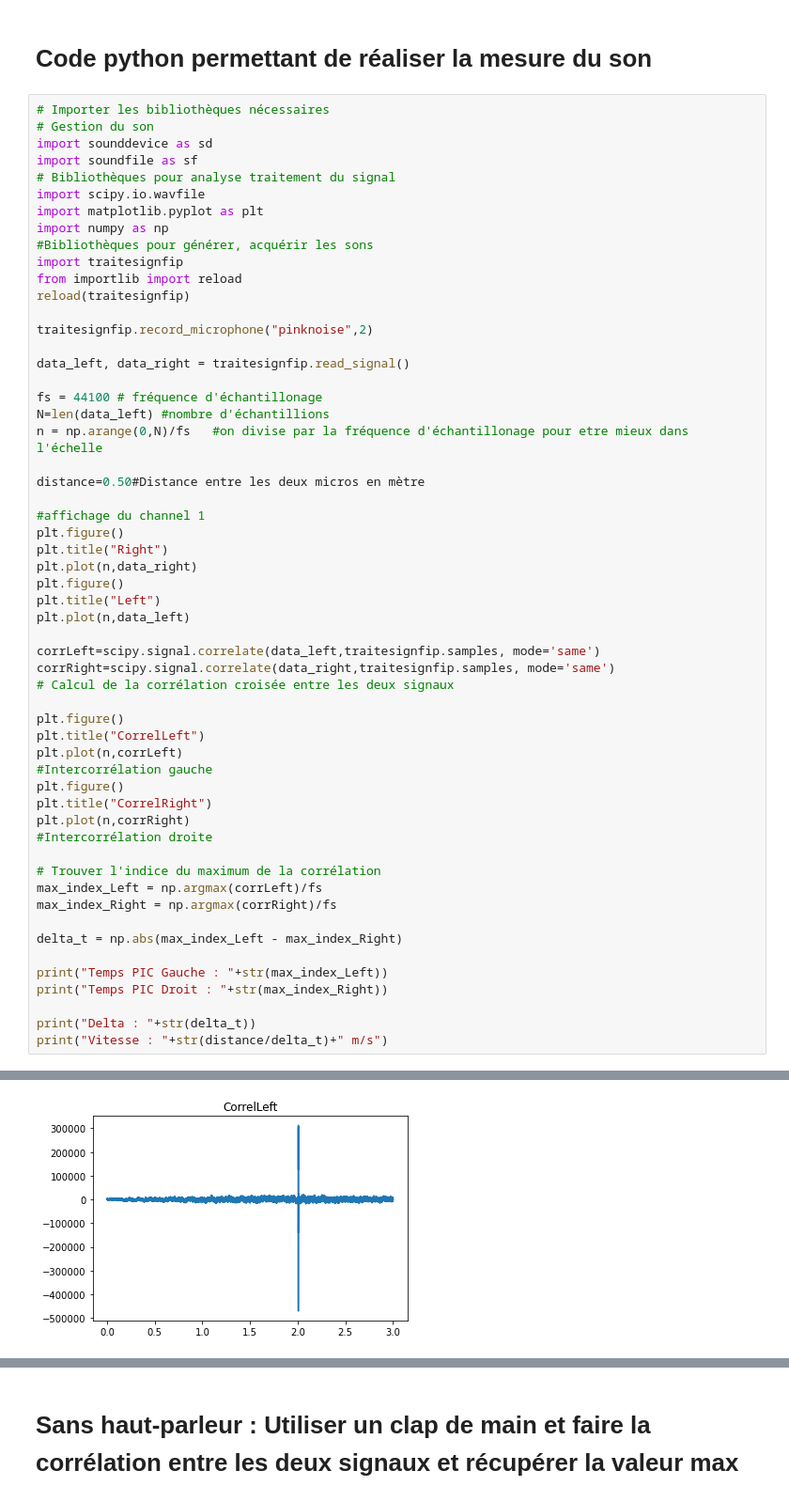
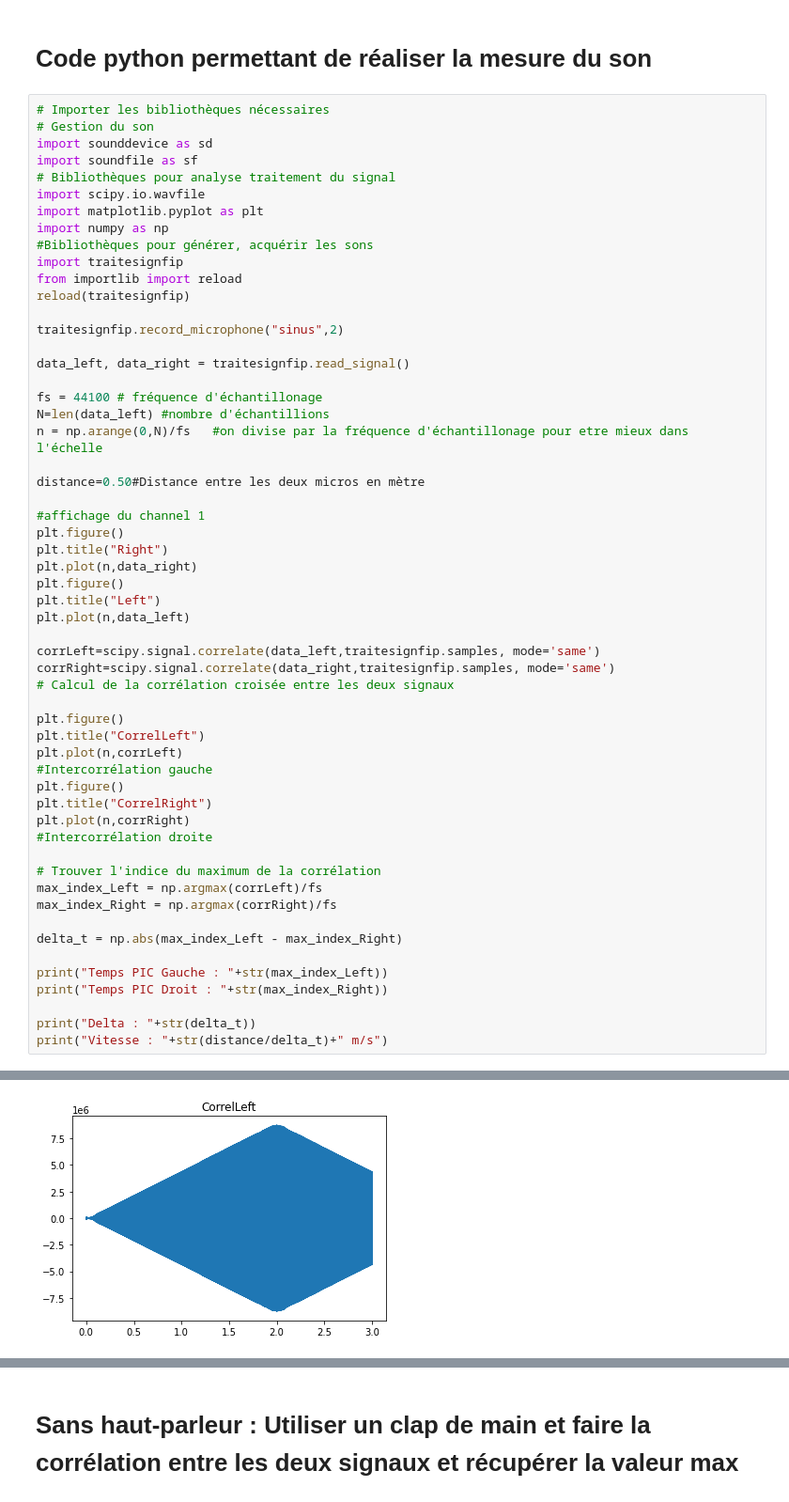
Before and after one commit to zuce68/ProjetFIP2A, a Jupyter notebook: MesureDuSon.ipynb, the cells around one changed output, grey strips where cells are left out. Shown: that part at 94% size. Saved outputs shown, nothing was run; the diff lists cells and outputs as text.

```diff
--- a/MesureDuSon.ipynb
+++ b/MesureDuSon.ipynb
@@ -56,7 +56,7 @@ import traitesignfip
 from importlib import reload
 reload(traitesignfip)
 
-traitesignfip.record_microphone("pinknoise",2)
+traitesignfip.record_microphone("sinus",2)
 
 data_left, data_right = traitesignfip.read_signal()
 
@@ -108 +109 @@ Vitesse : 380.1724137931488 m/s
-[figure, old version]
+[figure, new version]
```
Also changed, not shown: parts of 3 cells of this notebook, 2 other files.
